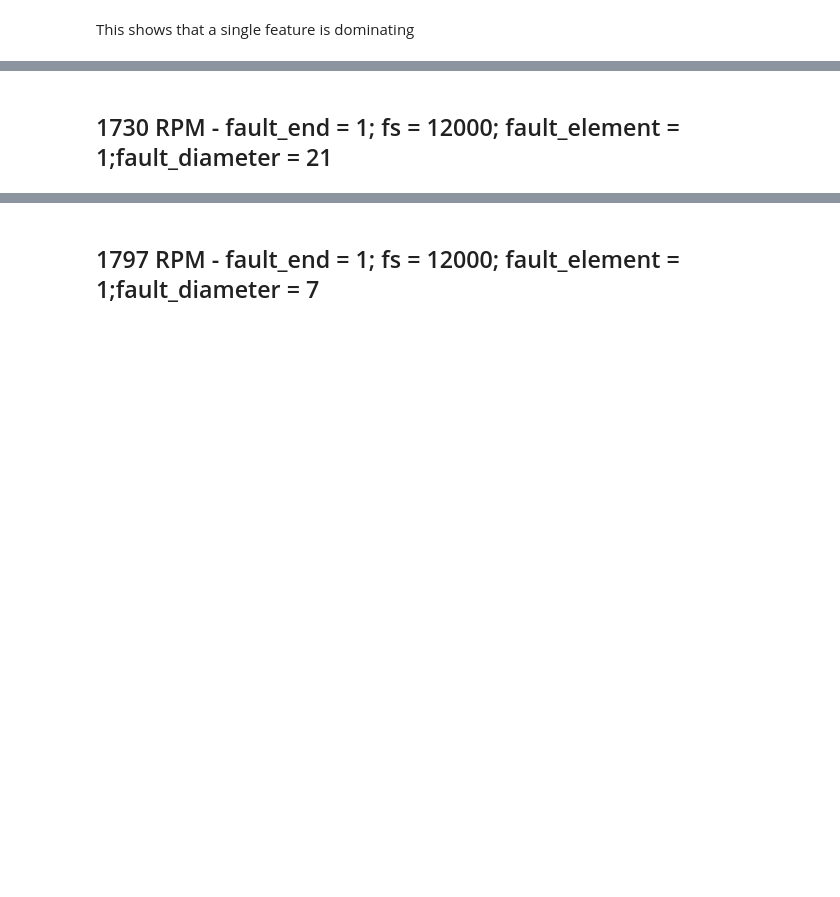
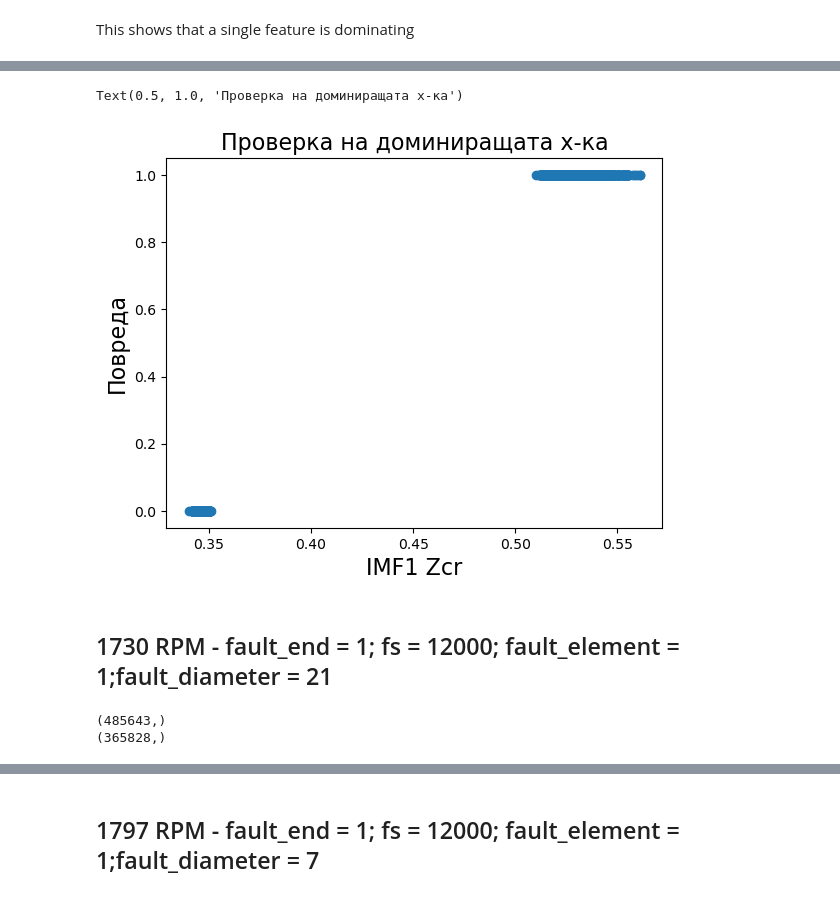
Before and after one commit to AtanasKolevNBU/PhD, a Jupyter notebook: notebooks/HHT/feature_extraction.ipynb, the cells around one changed output, grey strips where cells are left out. Drawn from its saved outputs; the diff is of its cells as text; code cells hidden in the pictures; blank space fills up the shorter version.

```diff
--- a/notebooks/HHT/feature_extraction.ipynb
+++ b/notebooks/HHT/feature_extraction.ipynb
@@ -207,2 +217,19 @@ Recall: 1.000
+# %%
+plt.scatter(df_features['imf1_zcr'], df_features['fault'])
+plt.xlabel('IMF1 Zcr', fontsize = 16)
+plt.ylabel('Повреда', fontsize = 16)
+plt.title("Проверка на доминиращата х-ка", fontsize = 16)
+# %% [output]
+Text(0.5, 1.0, 'Проверка на доминиращата х-ка')
+[figure, added]
 # %% [markdown]
 ## 1730 RPM - fault_end = 1; fs = 12000; fault_element = 1;fault_diameter = 21
+# %%
+de_healthy = df[(df['fault_end'] == 0) & (df['samples_per_second'] == 12000) & (df['fault_element'] == 0) & (df['fault_diameter'] == 0)]['DE']
+de_faulty = df[(df['fault_end'] == 1) & (df['samples_per_second'] == 12000) & (df['fault_element'] == 1) & (df['fault_diameter'] == 21)]['DE']
+
+print(de_healthy.shape)
+print(de_faulty.shape)
+# %% [output]
+(485643,)
+(365828,)
```
Also changed, not shown: parts of 31 cells of this notebook, 1 other file.
